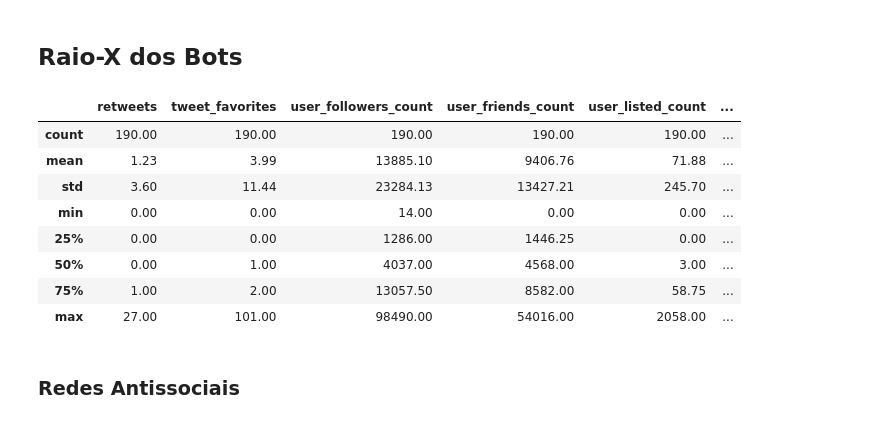
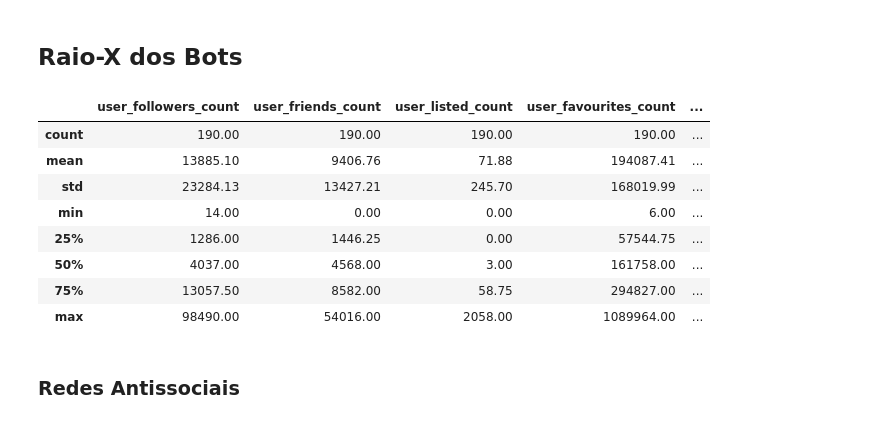
Before and after one commit to anacarolcortez/bots-espalham-fakenews-de-urna-eletronica, a Jupyter notebook: Bots e Urna Eletronica.ipynb, the cells around one changed output. Cells and saved outputs as stored; diff of their text form; code cells hidden in the pictures.

```diff
--- a/Bots e Urna Eletronica.ipynb
+++ b/Bots e Urna Eletronica.ipynb
@@ -32,7 +32,7 @@ warnings.filterwarnings("ignore")
 # %% [markdown]
 ## Exemplo do dataframe de tweets dos perfis automatizados
 # %%
-df_negativo = pd.read_csv("/tweets_negativos_urna_eletronica_2022_enriquecido.csv")
+df_negativo = pd.read_csv("/home/analab/Documentos/laboratorios/tweets urna eletronica 2022/tweets/tweets_negativos_urna_eletronica_2022_enriquecido.csv")
 # %%
 df_bots = df_negativo.query("tweets_por_dia >= 100.0")
 # %%
@@ -272,17 +272,18 @@ Em resumo: o bot não precisa escrever 1 milhão de tweets. Ele só precisa "ind
 ## Raio-X dos Bots
 # %%
 pd.set_option('display.float_format', lambda x: '%.2f' % x)
-df_bots.describe()
+df_campos_principais = df_bots[['user_followers_count', 'user_friends_count', 'user_listed_count', 'user_favourites_count', 'user_statuses_count', 'dias_ativos', 'tweets_por_dia', 'engajamento', 'follow_back']]
+df_campos_principais.describe()
 # %% [output]
-|  | retweets | tweet_favorites | user_followers_count | user_friends_count | user_listed_count | ... |
-| count | 190.00 | 190.00 | 190.00 | 190.00 | 190.00 | ... |
-| mean | 1.23 | 3.99 | 13885.10 | 9406.76 | 71.88 | ... |
-| std | 3.60 | 11.44 | 23284.13 | 13427.21 | 245.70 | ... |
-| min | 0.00 | 0.00 | 14.00 | 0.00 | 0.00 | ... |
-| 25% | 0.00 | 0.00 | 1286.00 | 1446.25 | 0.00 | ... |
-| 50% | 0.00 | 1.00 | 4037.00 | 4568.00 | 3.00 | ... |
-| 75% | 1.00 | 2.00 | 13057.50 | 8582.00 | 58.75 | ... |
-| max | 27.00 | 101.00 | 98490.00 | 54016.00 | 2058.00 | ... |
+|  | user_followers_count | user_friends_count | user_listed_count | user_favourites_count | ... |
+| count | 190.00 | 190.00 | 190.00 | 190.00 | ... |
+| mean | 13885.10 | 9406.76 | 71.88 | 194087.41 | ... |
+| std | 23284.13 | 13427.21 | 245.70 | 168019.99 | ... |
+| min | 14.00 | 0.00 | 0.00 | 6.00 | ... |
+| 25% | 1286.00 | 1446.25 | 0.00 | 57544.75 | ... |
+| 50% | 4037.00 | 4568.00 | 3.00 | 161758.00 | ... |
+| 75% | 13057.50 | 8582.00 | 58.75 | 294827.00 | ... |
+| max | 98490.00 | 54016.00 | 2058.00 | 1089964.00 | ... |
 # %% [markdown]
 ### Redes Antissociais
 # %% [markdown]
```
Also changed, not shown: parts of 3 cells of this notebook.
